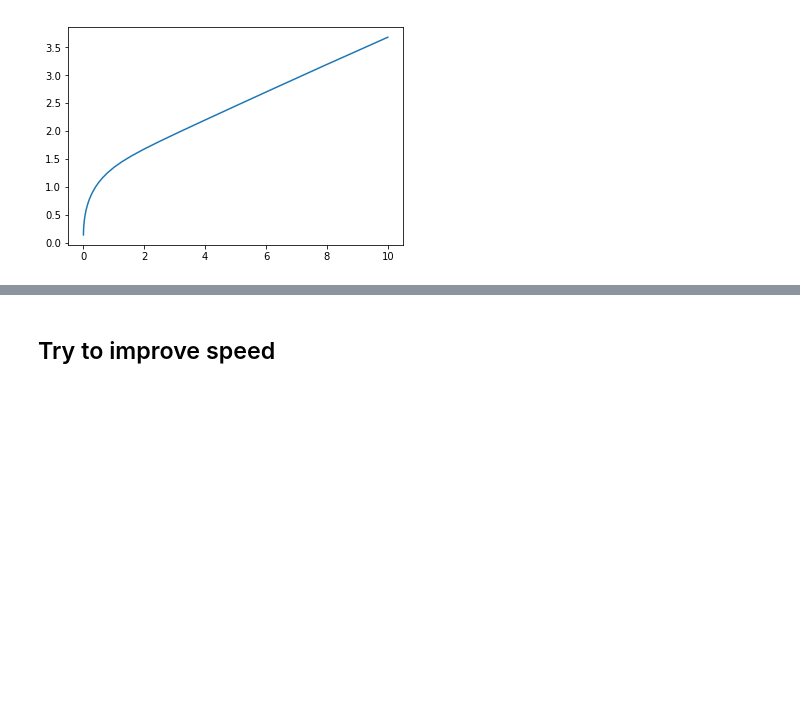
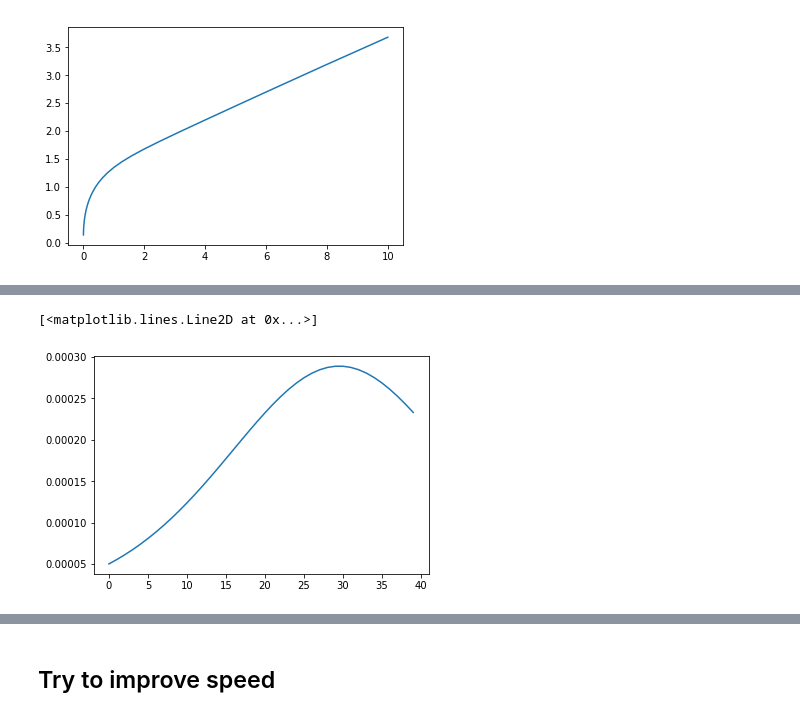
Before and after one commit to dmitrydi/pd_lapl, a Jupyter notebook: bounded_functions_new.ipynb, the cells around one changed output, grey strips where cells are left out. Cells and saved outputs as stored; diff of their text form; code cells hidden in the pictures; blank space fills up the shorter version.

```diff
--- a/bounded_functions_new.ipynb
+++ b/bounded_functions_new.ipynb
@@ -62,0 +93,17 @@ plt.plot(ts, p_nnnn_new)
+# %%
+u = 7
+xd = 3
+yd = 4
+_, xjs_, xj1s_, yws_, _, zws_, zds_ = new_well_nnnn.lapl_well.matrixizer.raw
+xjs = xjs_[0,...]
+xj1s = xj1s_[0,...]
+yws = yws_[0,...]
+xis = xd*np.ones_like(xjs, dtype=np.float)
+yds = yd*np.ones_like(xjs, dtype=np.float)
+buf = {"dyds_0": {}, "dyds_nnz": {}}
+m = frac_nnnn.integrate_matrix_(u, buf, buf, xed, yed, xis, xjs, xj1s, yws, yds, zws_, zds_)
+# %%
+plt.plot(m)
+# %% [output]
+[<matplotlib.lines.Line2D at 0x...>]
+[figure, added]
```
Also changed, not shown: parts of 8 cells of this notebook, 6 other files.
